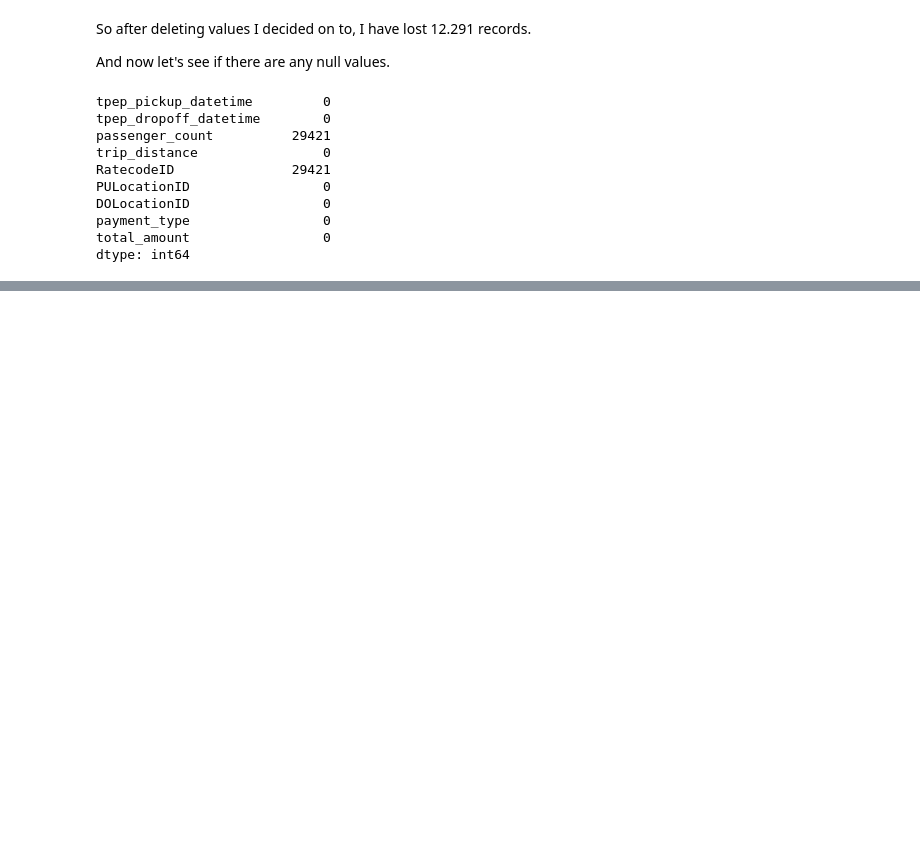
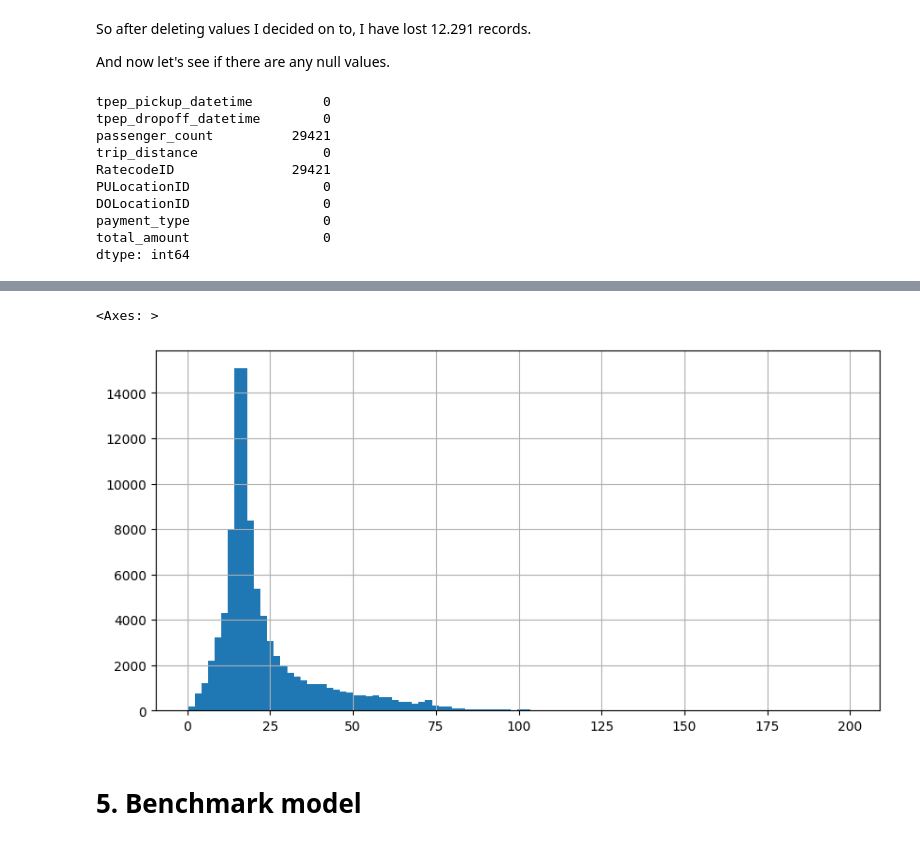
Before and after one commit to AndreaMaratova/New-York-Taxi-Analysis, a Jupyter notebook: Presentable notebook.ipynb, the cells around one changed output, grey strips where cells are left out. Cells and saved outputs as stored; diff of their text form; code cells hidden in the pictures; blank space fills up the shorter version.

```diff
--- a/Presentable notebook.ipynb
+++ b/Presentable notebook.ipynb
@@ -203,0 +399,7 @@ dtype: int64
+# %%
+taxi_grouped_by_region["total_amount"].hist(bins=(100), figsize = (10,5))
+# %% [output]
+<Axes: >
+[figure, added]
+# %% [markdown]
+# 5. Benchmark model
```
Also changed, not shown: parts of 29 cells of this notebook.
